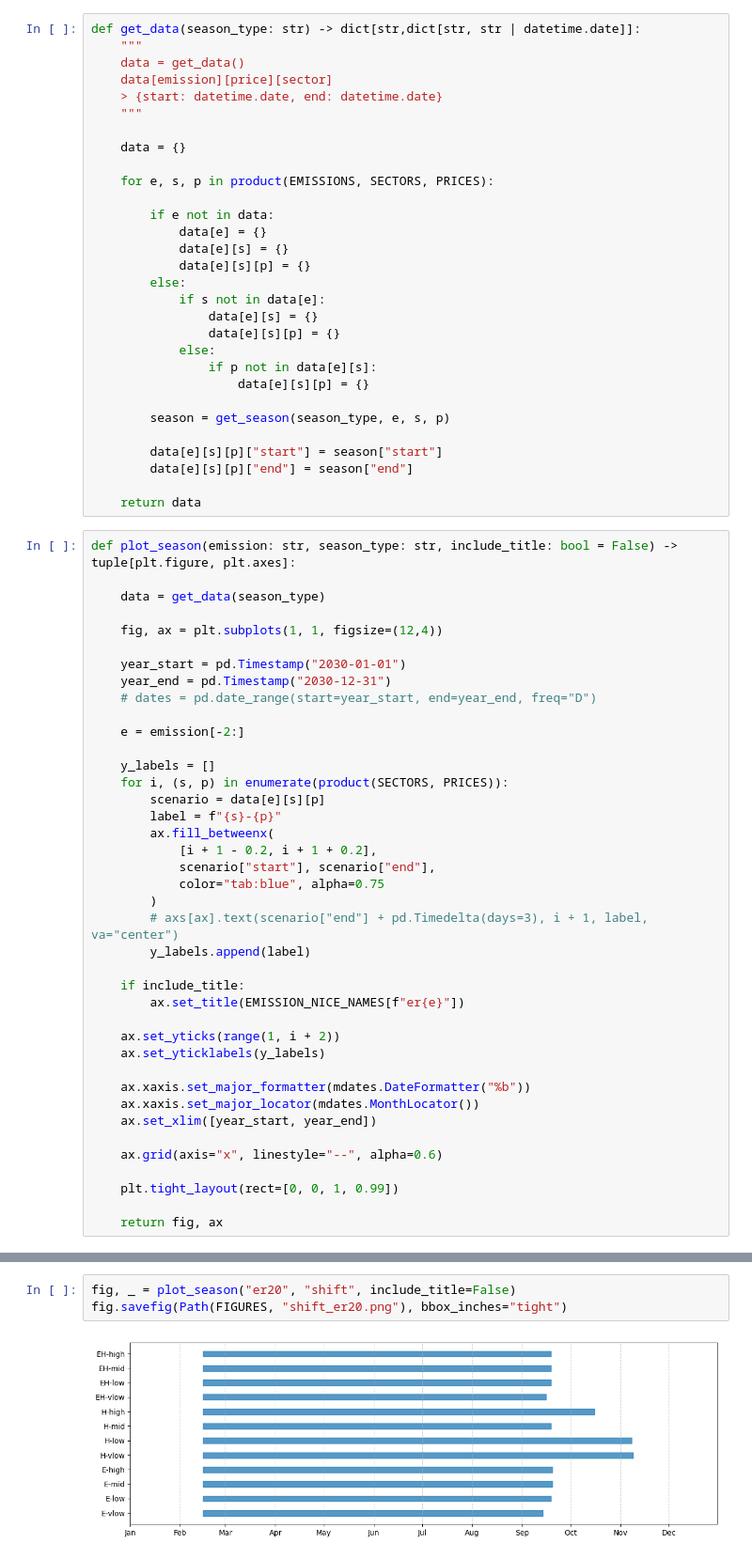
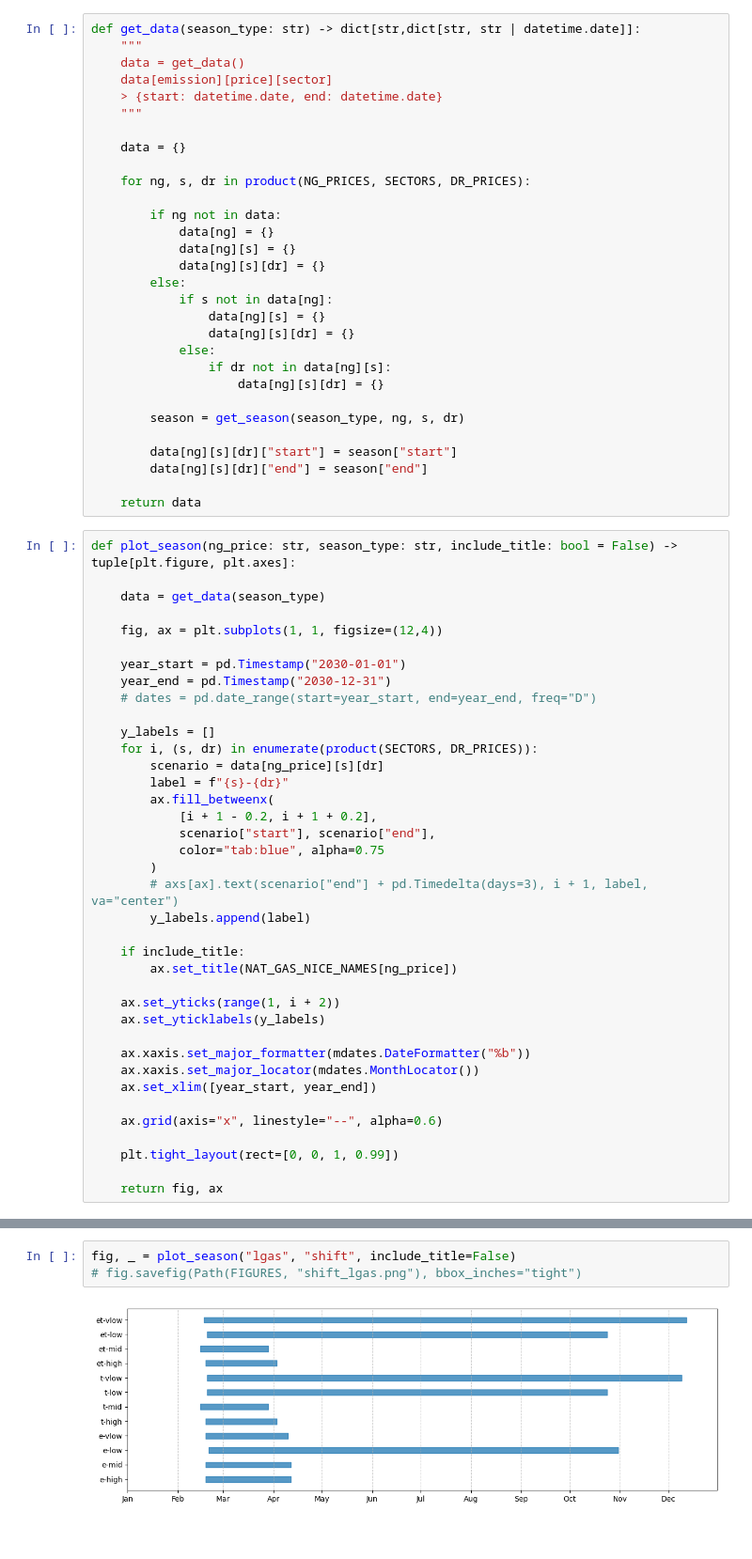
Before and after one commit to trevorb1/pypsa-demand-response, a Jupyter notebook: analysis/seasons.ipynb, the cells around one changed output, grey strips where cells are left out. Shown at 94% size. Drawn from its saved outputs; the diff is of its cells as text.

Commit message:
seasons figs

```diff
--- a/analysis/seasons.ipynb
+++ b/analysis/seasons.ipynb
@@ -65,28 +42,28 @@ def get_data(season_type: str) -> dict[str,dict[str, str | datetime.date]]:
 
     data = {}
 
-    for e, s, p in product(EMISSIONS, SECTORS, PRICES):
+    for ng, s, dr in product(NG_PRICES, SECTORS, DR_PRICES):
 
-        if e not in data:
-            data[e] = {}
-            data[e][s] = {}
-            data[e][s][p] = {}
+        if ng not in data:
+            data[ng] = {}
+            data[ng][s] = {}
+            data[ng][s][dr] = {}
         else:
-            if s not in data[e]:
-                data[e][s] = {}
-                data[e][s][p] = {}
+            if s not in data[ng]:
+                data[ng][s] = {}
+                data[ng][s][dr] = {}
             else:
-                if p not in data[e][s]:
-                    data[e][s][p] = {}
+                if dr not in data[ng][s]:
+                    data[ng][s][dr] = {}
 
-        season = get_season(season_type, e, s, p)
+        season = get_season(season_type, ng, s, dr)
 
-        data[e][s][p]["start"] = season["start"]
-        data[e][s][p]["end"] = season["end"]
+        data[ng][s][dr]["start"] = season["start"]
+        data[ng][s][dr]["end"] = season["end"]
 
     return data
 # %%
-def plot_season(emission: str, season_type: str, include_title: bool = False) -> tuple[plt.figure, plt.axes]:
+def plot_season(ng_price: str, season_type: str, include_title: bool = False) -> tuple[plt.figure, plt.axes]:
 
     data = get_data(season_type)
 
@@ -96,12 +73,10 @@ def plot_season(emission: str, season_type: str, include_title: bool = False) ->
     year_end = pd.Timestamp("2030-12-31")
     # dates = pd.date_range(start=year_start, end=year_end, freq="D")
 
-    e = emission[-2:]
-
     y_labels = []
-    for i, (s, p) in enumerate(product(SECTORS, PRICES)):
-        scenario = data[e][s][p]
-        label = f"{s}-{p}"
+    for i, (s, dr) in enumerate(product(SECTORS, DR_PRICES)):
+        scenario = data[ng_price][s][dr]
+        label = f"{s}-{dr}"
         ax.fill_betweenx(
             [i + 1 - 0.2, i + 1 + 0.2],
             scenario["start"], scenario["end"],
@@ -111,7 +86,7 @@ def plot_season(emission: str, season_type: str, include_title: bool = False) ->
         y_labels.append(label)
 
     if include_title:
-        ax.set_title(EMISSION_NICE_NAMES[f"er{e}"])
+        ax.set_title(NAT_GAS_NICE_NAMES[ng_price])
 
     ax.set_yticks(range(1, i + 2))
     ax.set_yticklabels(y_labels)
@@ -143,6 +118,6 @@ fig.savefig(Path(FIGURES, "shed_er50.png"), bbox_inches="tight")
 # %%
-fig, _ = plot_season("er20", "shift", include_title=False)
-fig.savefig(Path(FIGURES, "shift_er20.png"), bbox_inches="tight")
+fig, _ = plot_season("lgas", "shift", include_title=False)
+# fig.savefig(Path(FIGURES, "shift_lgas.png"), bbox_inches="tight")
 # %% [output]
-[figure, old version]
+[figure, new version]
 # %%
```
Also changed, not shown: parts of 12 cells of this notebook.
